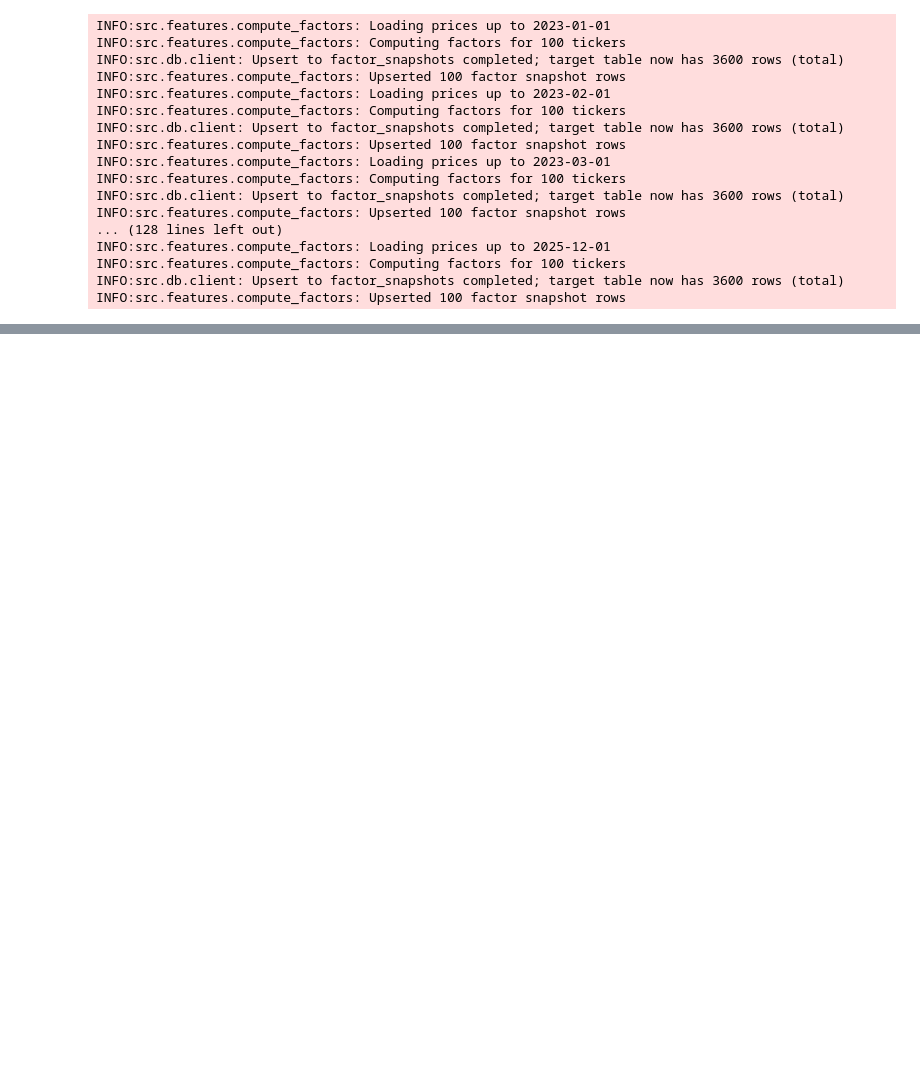
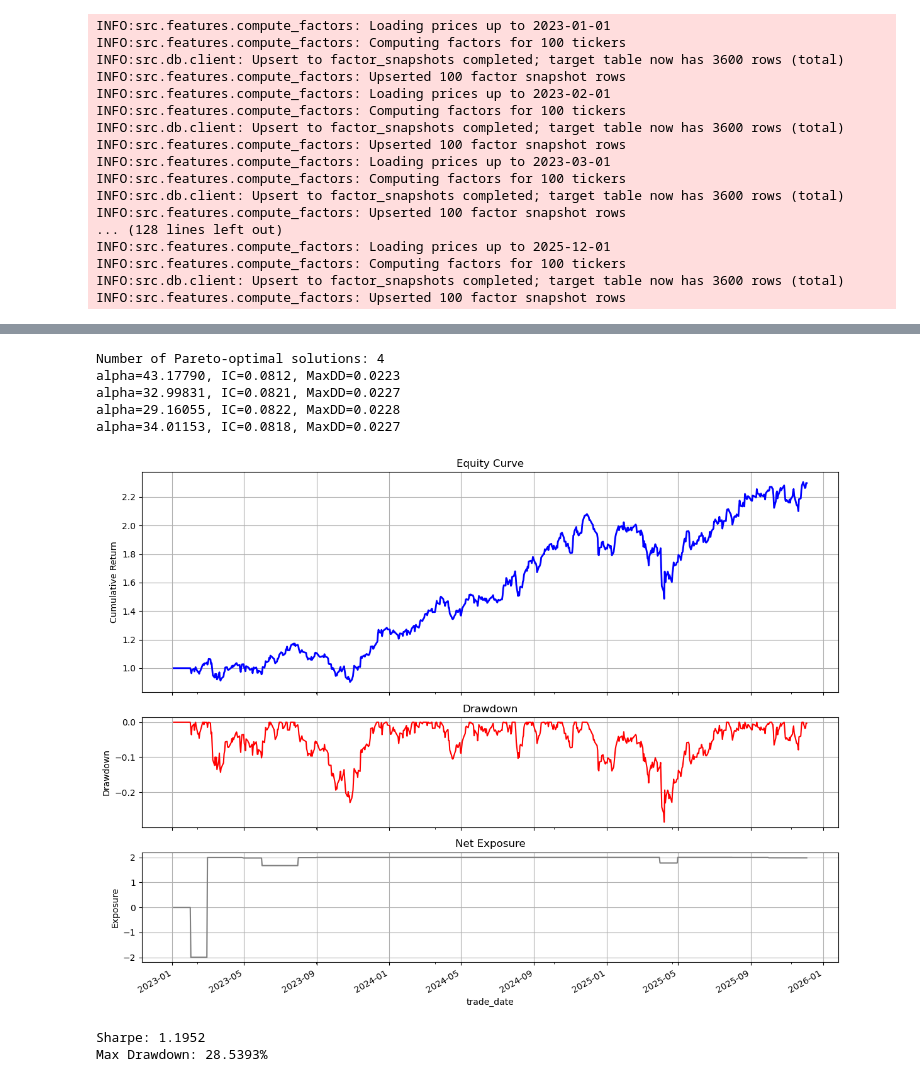
Before and after one commit to elphaim/multisector-pyFi, a Jupyter notebook: pipeline.ipynb, the cells around one changed output, grey strips where cells are left out. Drawn from its saved outputs; the diff is of its cells as text; code cells hidden in the pictures; blank space fills up the shorter version.

```diff
--- a/pipeline.ipynb
+++ b/pipeline.ipynb
@@ -283,0 +260,59 @@ compute_sharpe(returns=t_results["pnl"], risk_free_rate=rf) # type: ignore
+# %%
+def run_optuna_multi_objective(X, y, rebalance_dates,
+                               n_trials = 50,
+                               train_window = 24, val_window = 3, step = 1, forward_horizon_days = 63):
+
+    study = optuna.create_study(
+        directions=["maximize", "minimize"],        # IC up, MaxDD down
+        study_name="ridge_alpha_multiobjective"
+    )
+
+    optuna.logging.set_verbosity(optuna.logging.WARNING)
+    study.optimize(
+        lambda trial: optuna_multi_objective(trial,
+                                             X=X, y=y, rebalance_dates=rebalance_dates,
+                                             train_window=train_window, val_window=val_window, step=step,
+                                             forward_horizon_days=forward_horizon_days),
+        n_trials=n_trials,
+        show_progress_bar=True,
+    )
+
+    print("Number of Pareto-optimal solutions:", len(study.best_trials))
+    for t in study.best_trials:
+        print(f"alpha={t.params['alpha']:.5f}, IC={t.values[0]:.4f}, MaxDD={t.values[1]:.4f}")
+    return study
+# %%
+study = run_optuna_multi_objective(X, y, rebalance_dates, n_trials=50)
+# %% [output]
+Number of Pareto-optimal solutions: 4
+alpha=43.17790, IC=0.0812, MaxDD=0.0223
+alpha=32.99831, IC=0.0821, MaxDD=0.0227
+alpha=29.16055, IC=0.0822, MaxDD=0.0228
+alpha=34.01153, IC=0.0818, MaxDD=0.0227
+# %%
+trial_with_highest_ic = max(study.best_trials, key=lambda t: t.values[0])
+# %%
+opt_ridge_all_weights = []
+
+for date in rebalance_dates:
+    opt_ridge_scores = ridge_scoring(engine, date, factors=["mom_3m", "mom_6m", "mom_12m", "size", "roe"], alpha=trial_with_highest_ic.params['alpha'])
+    if opt_ridge_scores.empty:
+        continue
+    vol = load_volatility(engine, date, "3m")
+    opt_ridge_weights = volatility_adjusted_weights(opt_ridge_scores, vol, settings.target_gross)
+    opt_ridge_weights["rebalance_date"] = date
+    opt_ridge_all_weights.append(opt_ridge_weights)
+
+opt_ridge_weights_df = pd.concat(opt_ridge_all_weights, ignore_index=True)
+opt_ridge_results = run_backtest(engine, opt_ridge_weights_df, settings.start_date, settings.end_date, cost_bps=10)
+plot_all(opt_ridge_results)
+# %% [output]
+[figure, added]
+# %%
+opt_ridge_sharpe = compute_sharpe(returns=opt_ridge_results["pnl"], risk_free_rate=0)
+print(f"Sharpe: {opt_ridge_sharpe:.4f}")
+opt_ridge_mdd = opt_ridge_results["drawdown"].abs().max()
+print("Max Drawdown: {:.4%}".format(opt_ridge_mdd))
+# %% [output]
+Sharpe: 1.1952
+Max Drawdown: 28.5393%
```
Also changed, not shown: parts of 41 cells of this notebook, 20 other files.
